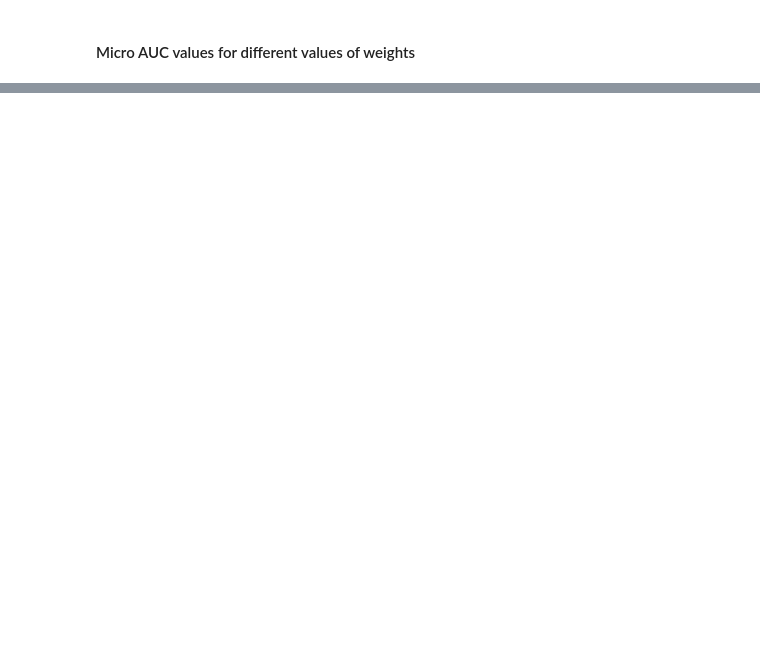
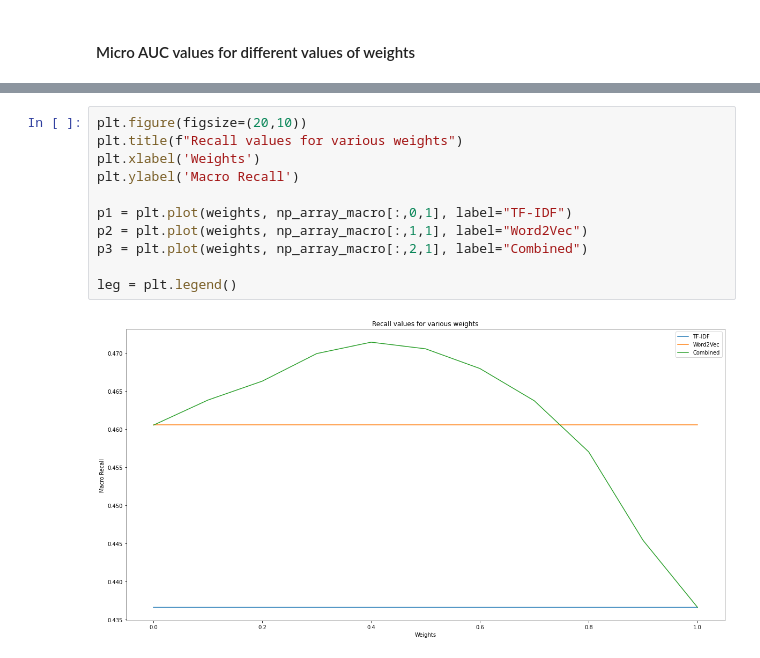
Before and after one commit to ratanbajpai/disease_prediction_using_bilstm, a Jupyter notebook: source/05_bilstm_training_v2.ipynb, the cells around one changed output, grey strips where cells are left out. Drawn from its saved outputs; the diff is of its cells as text; blank space fills up the shorter version.

```diff
--- a/source/05_bilstm_training_v2.ipynb
+++ b/source/05_bilstm_training_v2.ipynb
@@ -831,0 +882,13 @@ leg = plt.legend()
+# %%
+plt.figure(figsize=(20,10))
+plt.title(f"Recall values for various weights")
+plt.xlabel('Weights')
+plt.ylabel('Macro Recall')
+
+p1 = plt.plot(weights, np_array_macro[:,0,1], label="TF-IDF")
+p2 = plt.plot(weights, np_array_macro[:,1,1], label="Word2Vec")
+p3 = plt.plot(weights, np_array_macro[:,2,1], label="Combined")
+
+leg = plt.legend()
+# %% [output]
+[figure, added]
```
Also changed, not shown: parts of 15 cells of this notebook.
